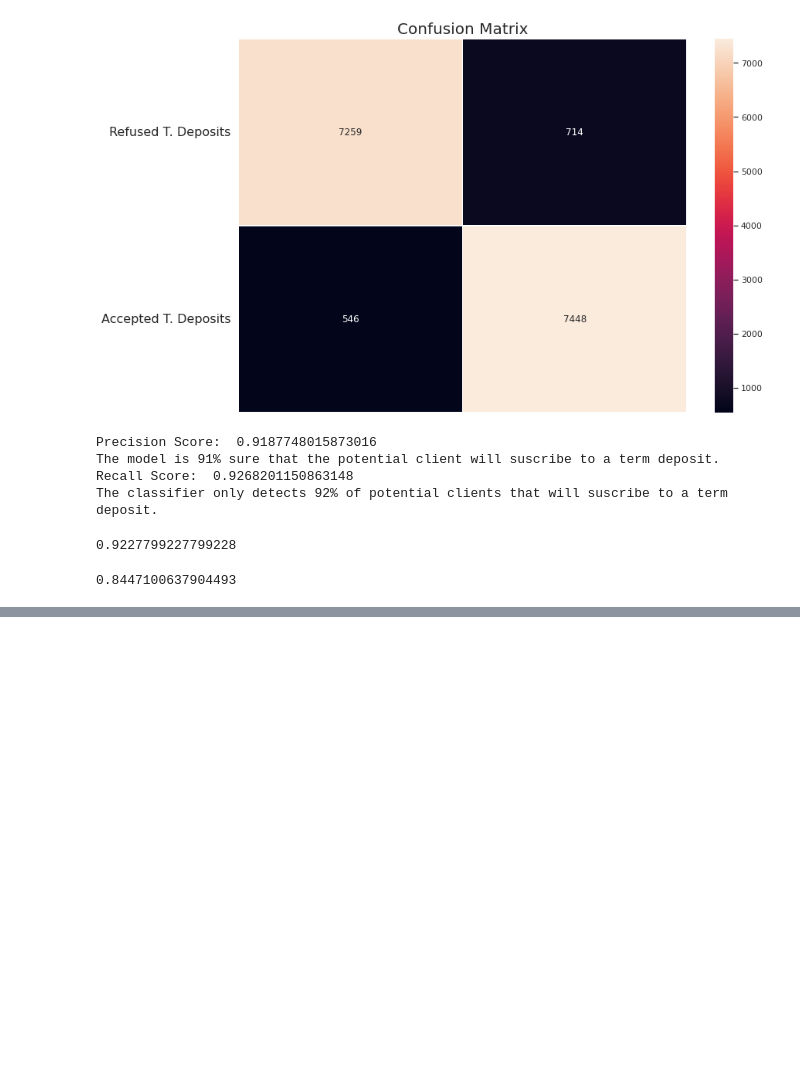
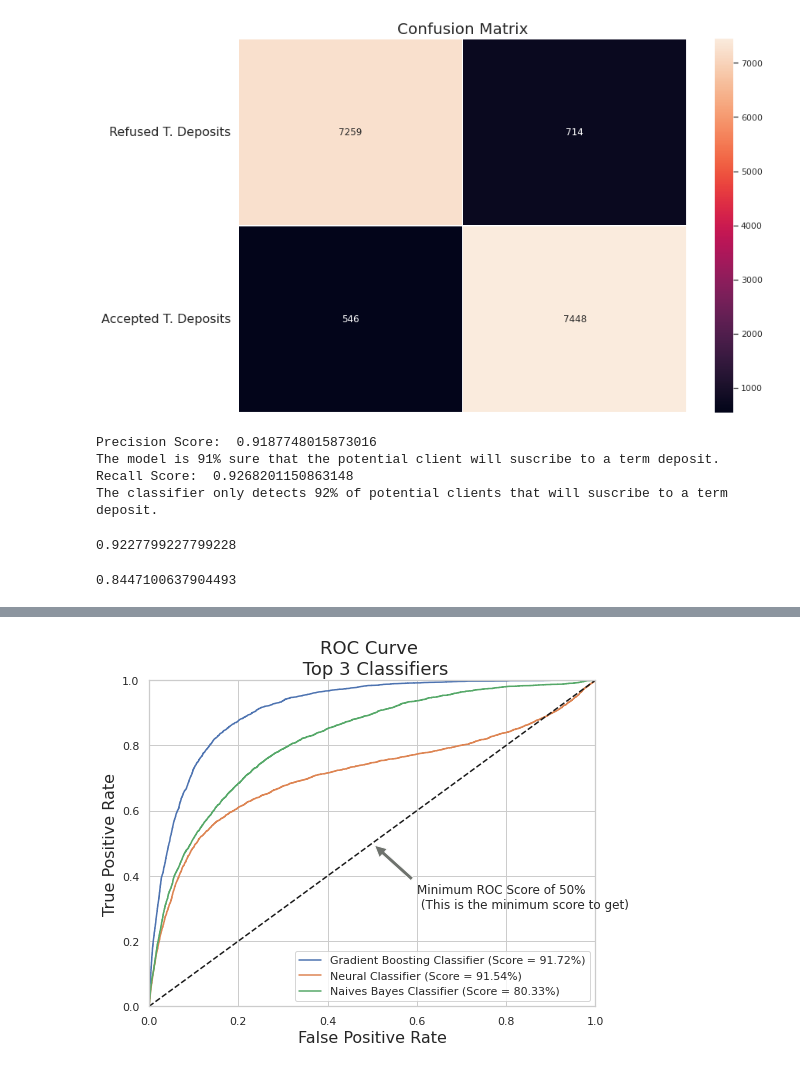
Before and after one commit to itishajain15/Bank_Marketing_Campaing_Prediction, a Jupyter notebook: Bank_Marketing_Prediction.ipynb, the cells around one changed output, grey strips where cells are left out. Drawn from its saved outputs; the diff is of its cells as text; code cells hidden in the pictures; blank space fills up the shorter version.

```diff
--- a/Bank_Marketing_Prediction.ipynb
+++ b/Bank_Marketing_Prediction.ipynb
@@ -1017,0 +1191,21 @@ matthews_corrcoef(yy_test_smote, y_test_smote_pred, sample_weight=None)
+# %%
+#roc curves
+def graph_roc_curve_multiple(grd_fpr, grd_tpr, neu_fpr, neu_tpr, nav_fpr, nav_tpr):
+    plt.figure(figsize=(8,6))
+    plt.title('ROC Curve \n Top 3 Classifiers', fontsize=18)
+    plt.plot(grd_fpr, grd_tpr, label='Gradient Boosting Classifier (Score = 91.72%)')
+    plt.plot(neu_fpr, neu_tpr, label='Neural Classifier (Score = 91.54%)')
+    plt.plot(nav_fpr, nav_tpr, label='Naives Bayes Classifier (Score = 80.33%)')
+    plt.plot([0, 1], [0, 1], 'k--')
+    plt.axis([0, 1, 0, 1])
+    plt.xlabel('False Positive Rate', fontsize=16)
+    plt.ylabel('True Positive Rate', fontsize=16)
+    plt.annotate('Minimum ROC Score of 50% \n (This is the minimum score to get)', xy=(0.5, 0.5), xytext=(0.6, 0.3),
+                arrowprops=dict(facecolor='#6E726D', shrink=0.05),
+                )
+    plt.legend()
+
+graph_roc_curve_multiple(grd_fpr, grd_tpr, neu_fpr, neu_tpr, nav_fpr, nav_tpr)
+plt.show()
+# %% [output]
+[figure, added]
```
Also changed, not shown: parts of 25 cells of this notebook.
